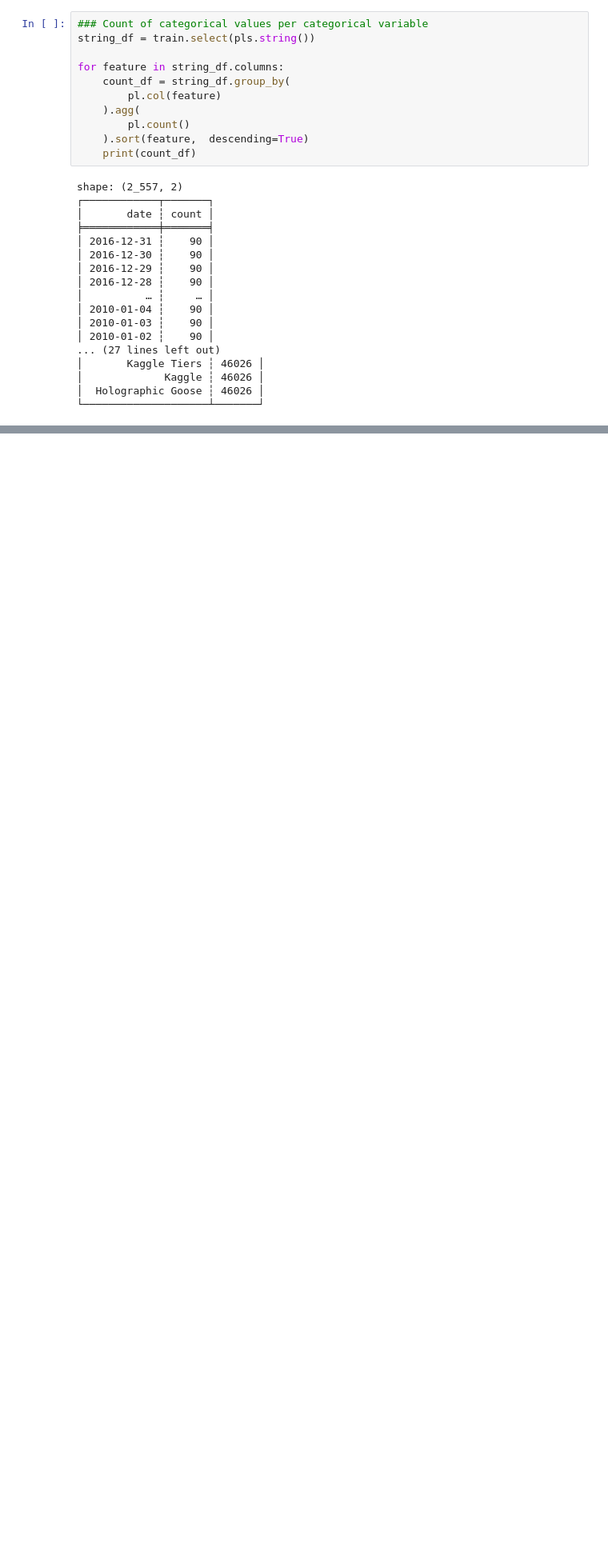
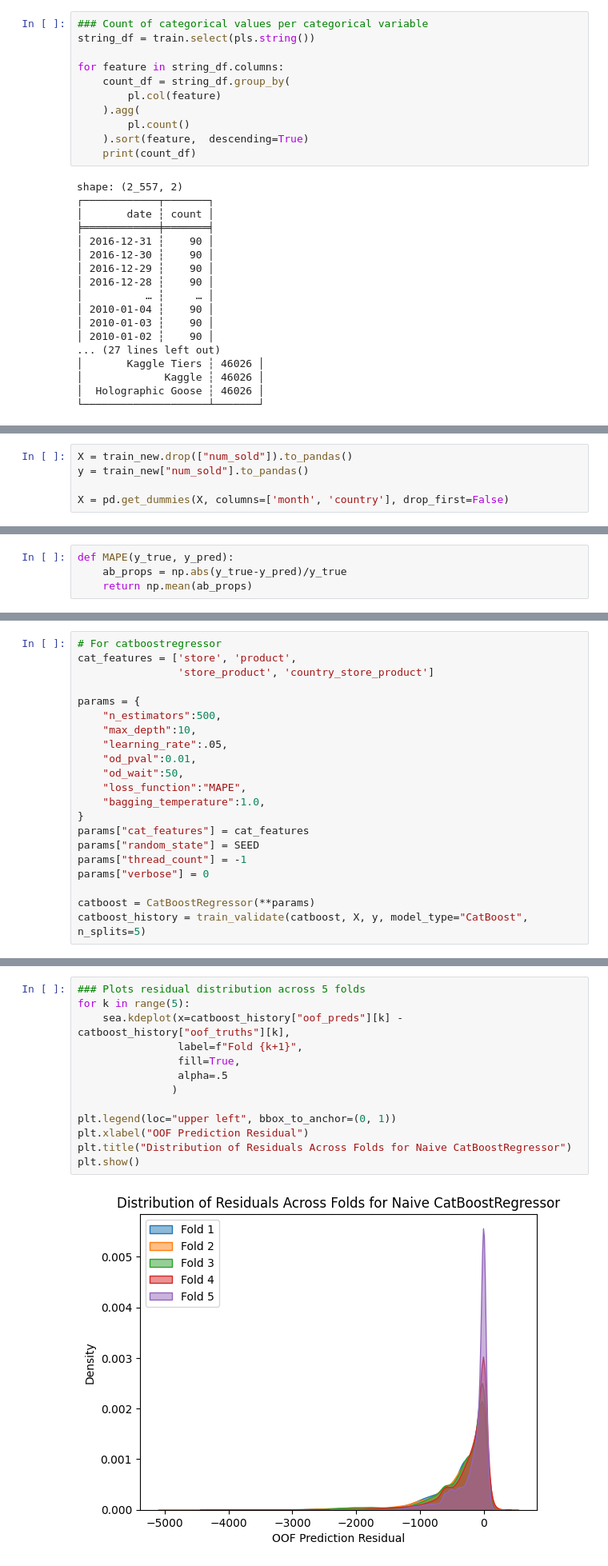
Before and after one commit to KhoaTran3126/Kaggle-playgrounds, a Jupyter notebook: baseline-model-not-yet-ready.ipynb, the cells around one changed output, grey strips where cells are left out. Shown at 80% size. Cells and saved outputs as stored; diff of their text form; blank space fills up the shorter version.

Commit message:
Kaggle Notebook | Catboost Ensemble | Version 2

```diff
--- a/baseline-model-not-yet-ready.ipynb
+++ b/baseline-model-not-yet-ready.ipynb
@@ -243,0 +281,5 @@ def xgb_objective(trial):
+# %%
+X = train_new.drop(["num_sold"]).to_pandas()
+y = train_new["num_sold"].to_pandas()
+
+X = pd.get_dummies(X, columns=['month', 'country'], drop_first=False)
@@ -243,0 +288,4 @@ def xgb_objective(trial):
+# %%
+def MAPE(y_true, y_pred):
+    ab_props = np.abs(y_true-y_pred)/y_true
+    return np.mean(ab_props)
@@ -243,0 +347,21 @@ def xgb_objective(trial):
+# %%
+# For catboostregressor
+cat_features = ['store', 'product',
+                'store_product', 'country_store_product']
+
+params = {
+    "n_estimators":500,
+    "max_depth":10,
+    "learning_rate":.05,
+    "od_pval":0.01,
+    "od_wait":50,
+    "loss_function":"MAPE",
+    "bagging_temperature":1.0,
+}
+params["cat_features"] = cat_features
+params["random_state"] = SEED
+params["thread_count"] = -1
+params["verbose"] = 0
+
+catboost = CatBoostRegressor(**params)
+catboost_history = train_validate(catboost, X, y, model_type="CatBoost", n_splits=5)
@@ -243,0 +374,15 @@ def xgb_objective(trial):
+# %%
+### Plots residual distribution across 5 folds
+for k in range(5):
+    sea.kdeplot(x=catboost_history["oof_preds"][k] - catboost_history["oof_truths"][k],
+                label=f"Fold {k+1}",
+                fill=True,
+                alpha=.5
+               )
+
+plt.legend(loc="upper left", bbox_to_anchor=(0, 1))
+plt.xlabel("OOF Prediction Residual")
+plt.title("Distribution of Residuals Across Folds for Naive CatBoostRegressor")
+plt.show()
+# %% [output]
+[figure, added]
```
Also changed, not shown: parts of 21 cells of this notebook.
